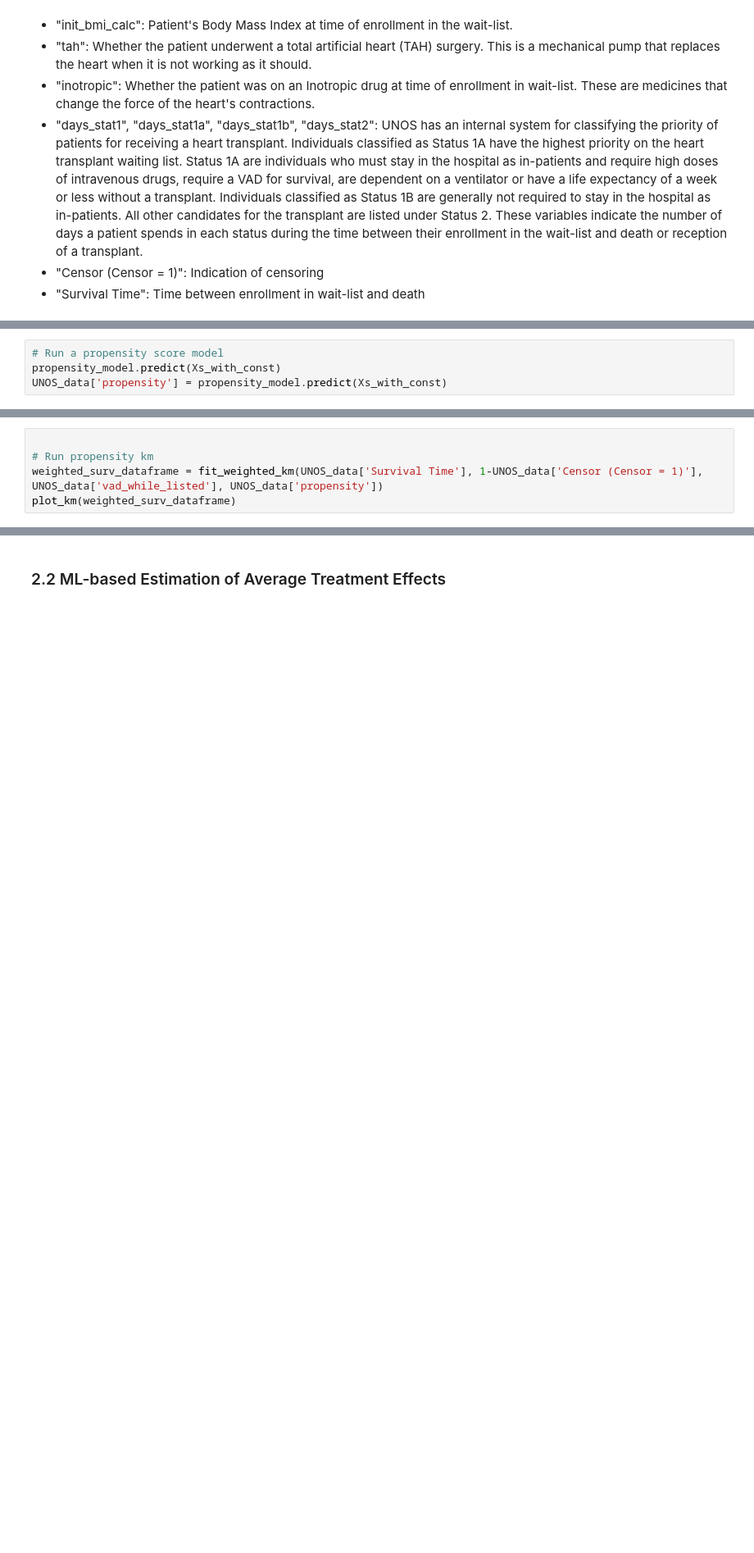
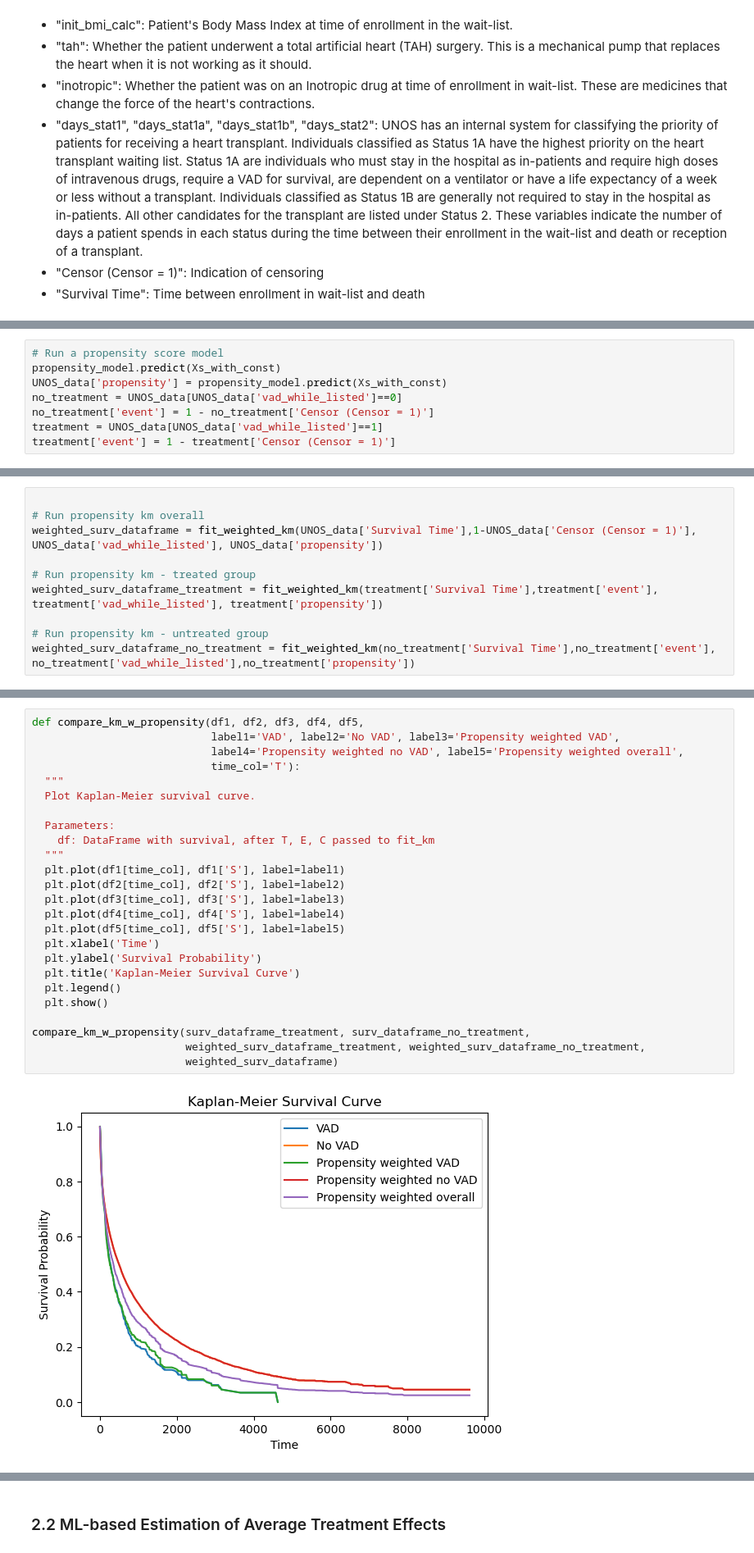
Before and after one commit to frances-dean/cph-200b, a Jupyter notebook: Project 2/Dean_PSet2_CPH200B.ipynb, the cells around one changed output, grey strips where cells are left out. Shown at 82% size. Drawn from its saved outputs; the diff is of its cells as text; blank space fills up the shorter version.

```diff
--- a/Project 2/Dean_PSet2_CPH200B.ipynb
+++ b/Project 2/Dean_PSet2_CPH200B.ipynb
@@ -221,3 +257,7 @@ plot_km(surv_dataframe)
 # Run a propensity score model
 propensity_model.predict(Xs_with_const)
 UNOS_data['propensity'] = propensity_model.predict(Xs_with_const)
+no_treatment = UNOS_data[UNOS_data['vad_while_listed']==0]
+no_treatment['event'] = 1 - no_treatment['Censor (Censor = 1)']
+treatment = UNOS_data[UNOS_data['vad_while_listed']==1]
+treatment['event'] = 1 - treatment['Censor (Censor = 1)']
@@ -224,5 +275,10 @@ UNOS_data['propensity'] = propensity_model.predict(Xs_with_const)
 # %%
 
-# Run propensity km
-weighted_surv_dataframe = fit_weighted_km(UNOS_data['Survival Time'], 1-UNOS_data['Censor (Censor = 1)'], UNOS_data['vad_while_listed'], UNOS_data['propensity'])
-plot_km(weighted_surv_dataframe)
+# Run propensity km overall
+weighted_surv_dataframe = fit_weighted_km(UNOS_data['Survival Time'],1-UNOS_data['Censor (Censor = 1)'], UNOS_data['vad_while_listed'], UNOS_data['propensity'])
+
+# Run propensity km - treated group
+weighted_surv_dataframe_treatment = fit_weighted_km(treatment['Survival Time'],treatment['event'], treatment['vad_while_listed'], treatment['propensity'])
+
+# Run propensity km - untreated group
+weighted_surv_dataframe_no_treatment = fit_weighted_km(no_treatment['Survival Time'],no_treatment['event'], no_treatment['vad_while_listed'],no_treatment['propensity'])
@@ -231,3 +285,30 @@ plot_km(weighted_surv_dataframe)
+# %%
+def compare_km_w_propensity(df1, df2, df3, df4, df5,
+                            label1='VAD', label2='No VAD', label3='Propensity weighted VAD',
+                            label4='Propensity weighted no VAD', label5='Propensity weighted overall',
+                            time_col='T'):
+  """
+  Plot Kaplan-Meier survival curve.
+
+  Parameters:
+    df: DataFrame with survival, after T, E, C passed to fit_km
+  """
+  plt.plot(df1[time_col], df1['S'], label=label1)
+  plt.plot(df2[time_col], df2['S'], label=label2)
+  plt.plot(df3[time_col], df3['S'], label=label3)
+  plt.plot(df4[time_col], df4['S'], label=label4)
+  plt.plot(df5[time_col], df5['S'], label=label5)
+  plt.xlabel('Time')
+  plt.ylabel('Survival Probability')
+  plt.title('Kaplan-Meier Survival Curve')
+  plt.legend()
+  plt.show()
+
+compare_km_w_propensity(surv_dataframe_treatment, surv_dataframe_no_treatment,
+                        weighted_surv_dataframe_treatment, weighted_surv_dataframe_no_treatment,
+                        weighted_surv_dataframe)
+# %% [output]
+[figure, added]
 # %%
 # Run propensity log rank test
 Z, p = weighted_log_rank_test(UNOS_data, 'vad_while_listed')
```
Also changed, not shown: parts of 27 cells of this notebook, 1 other file.
